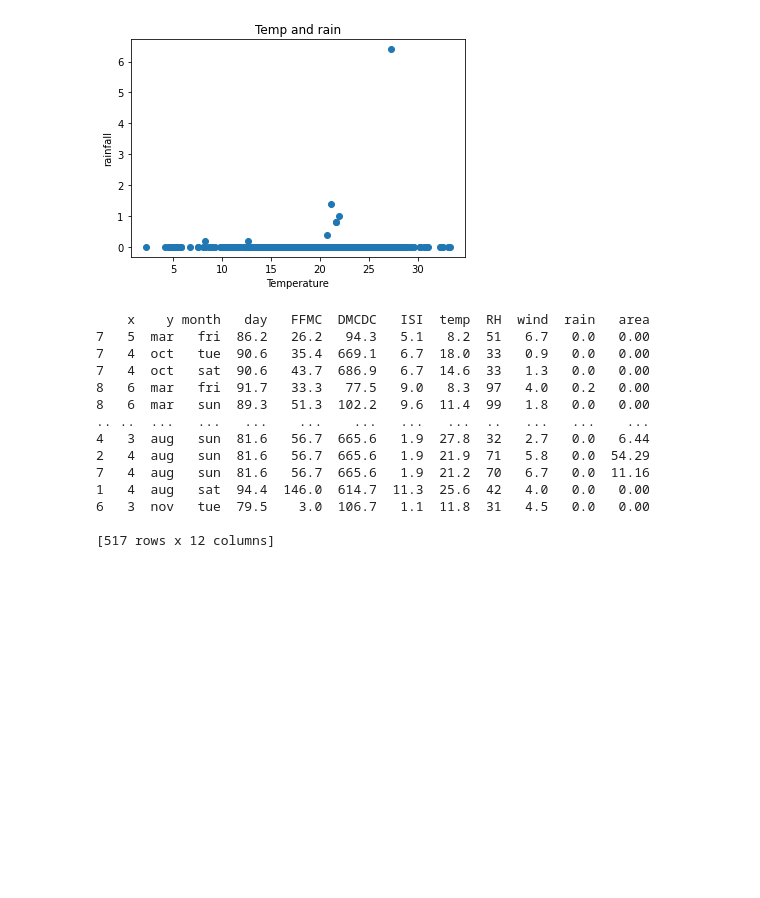
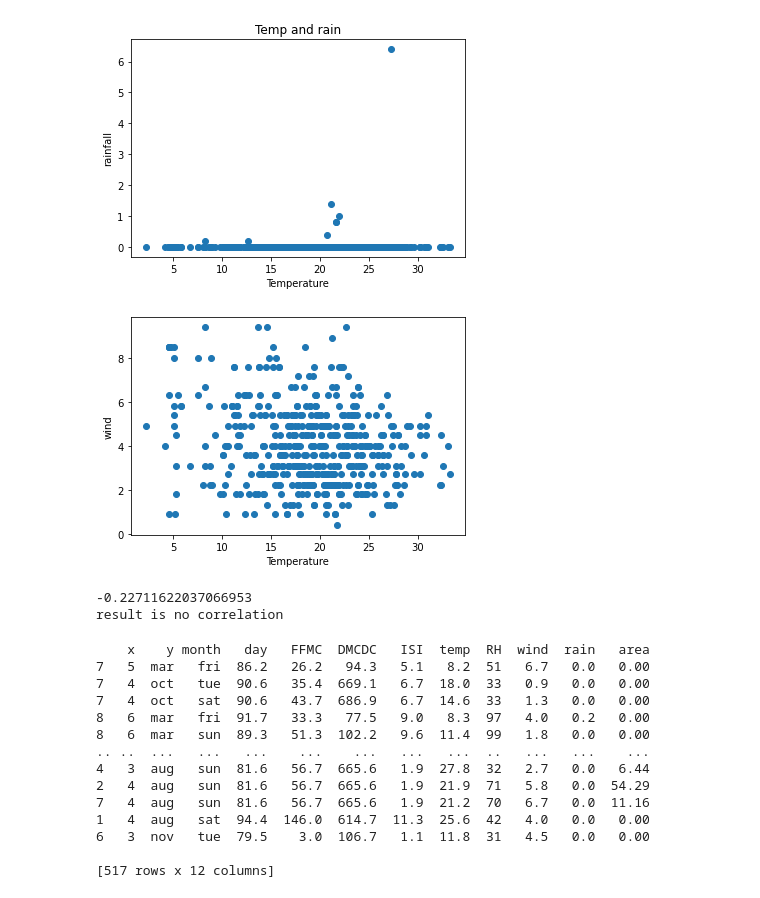
Before and after one commit to lkarjun/data-science-from-scratch, a Jupyter notebook: ChapterFive/Statistics.ipynb, the cells around one changed output. Saved outputs shown, nothing was run; the diff lists cells and outputs as text; code cells hidden in the pictures; blank space fills up the shorter version.

```diff
--- a/ChapterFive/Statistics.ipynb
+++ b/ChapterFive/Statistics.ipynb
@@ -290,6 +290,17 @@ plt.ylabel('rainfall')
 plt.show()
 # %% [output]
 [figure]
+# %%
+plt.scatter(temp, wind)
+plt.xlabel('Temperature')
+plt.ylabel('wind')
+plt.show()
+print(correlation(temp, wind))
+print('result is no correlation')
+# %% [output]
+[figure, added]
+-0.22711622037066953
+result is no correlation
 # %%
 print(data)
 # %% [output]
```
